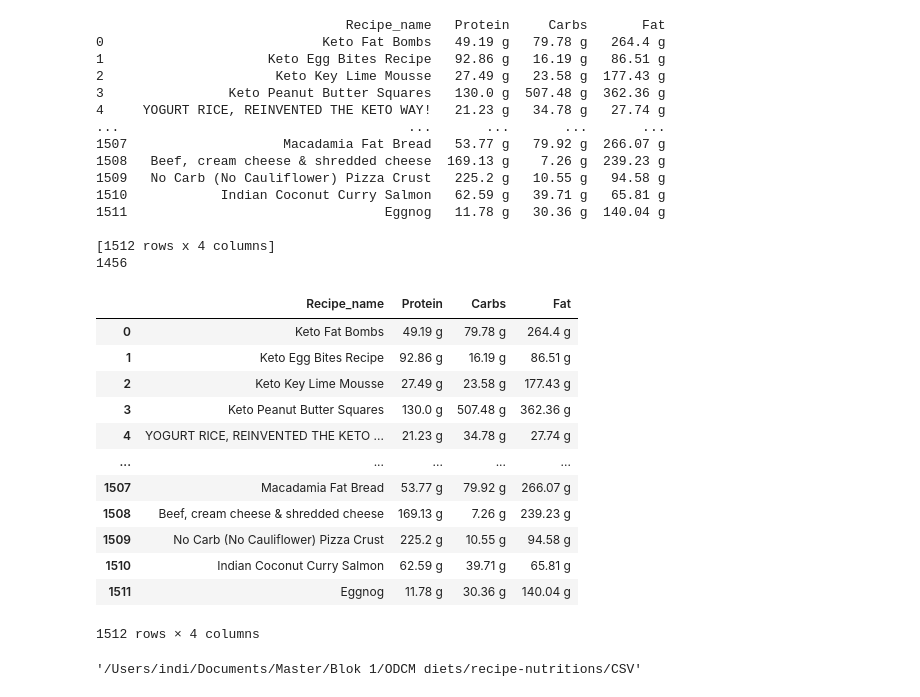
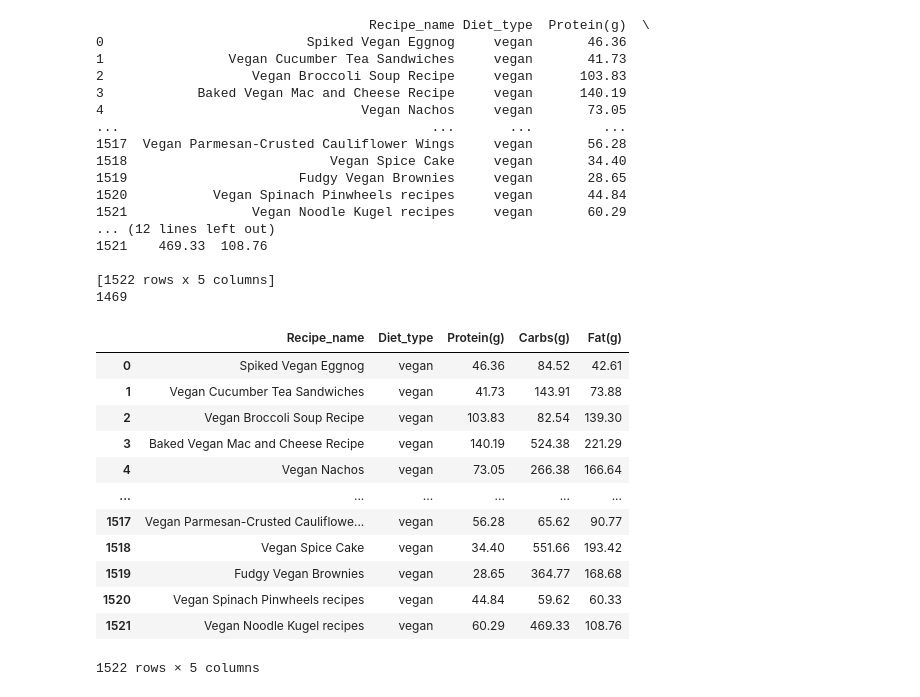
Before and after one commit to Mandanakhabbazi/receipe-nutritions, a Jupyter notebook: Recipe_Database_API.ipynb, the cells around one changed output. Drawn from its saved outputs; the diff is of its cells as text; code cells hidden in the pictures.

```diff
--- a/Recipe_Database_API.ipynb
+++ b/Recipe_Database_API.ipynb
@@ -81,23 +93,25 @@ print(len(df_list))
 # %%
-df = pd.DataFrame(df_list, columns = ['Recipe_name', 'Protein', 'Carbs', 'Fat'])
+df = pd.DataFrame(df_list, columns = ['Recipe_name', 'Diet_type', 'Protein(g)', 'Carbs(g)', 'Fat(g)'])
 
 print(df)
 print(len(df['Recipe_name'].unique()))
 # %% [output]
-                                Recipe_name   Protein     Carbs       Fat
-0                            Keto Fat Bombs   49.19 g   79.78 g   264.4 g
-1                     Keto Egg Bites Recipe   92.86 g   16.19 g   86.51 g
-2                      Keto Key Lime Mousse   27.49 g   23.58 g  177.43 g
-3                Keto Peanut Butter Squares   130.0 g  507.48 g  362.36 g
-4     YOGURT RICE, REINVENTED THE KETO WAY!   21.23 g   34.78 g   27.74 g
-...                                     ...       ...       ...       ...
-1507                    Macadamia Fat Bread   53.77 g   79.92 g  266.07 g
-1508   Beef, cream cheese & shredded cheese  169.13 g    7.26 g  239.23 g
-1509   No Carb (No Cauliflower) Pizza Crust   225.2 g   10.55 g   94.58 g
-1510            Indian Coconut Curry Salmon   62.59 g   39.71 g   65.81 g
-1511                                 Eggnog   11.78 g   30.36 g  140.04 g
+                                   Recipe_name Diet_type  Protein(g)  \
+0                          Spiked Vegan Eggnog     vegan       46.36
+1                Vegan Cucumber Tea Sandwiches     vegan       41.73
+2                   Vegan Broccoli Soup Recipe     vegan      103.83
+3            Baked Vegan Mac and Cheese Recipe     vegan      140.19
+4                                 Vegan Nachos     vegan       73.05
+...                                        ...       ...         ...
+1517  Vegan Parmesan-Crusted Cauliflower Wings     vegan       56.28
+1518                          Vegan Spice Cake     vegan       34.40
+1519                      Fudgy Vegan Brownies     vegan       28.65
+1520           Vegan Spinach Pinwheels recipes     vegan       44.84
+1521                Vegan Noodle Kugel recipes     vegan       60.29
+... (12 lines left out)
+1521    469.33  108.76
 
-[1512 rows x 4 columns]
-1456
+[1522 rows x 5 columns]
+1469
 # %%
 #Save into CSV
@@ -105,22 +119,17 @@ df.to_csv('Mediterranean.csv', index = False)
 # %%
 # Or read pandas
-pd.read_csv('Mediterranean.csv')
+pd.read_csv('Vegan.csv')
 # %% [output]
-|  | Recipe_name | Protein | Carbs | Fat |
-| 0 | Keto Fat Bombs | 49.19 g | 79.78 g | 264.4 g |
-| 1 | Keto Egg Bites Recipe | 92.86 g | 16.19 g | 86.51 g |
-| 2 | Keto Key Lime Mousse | 27.49 g | 23.58 g | 177.43 g |
-| 3 | Keto Peanut Butter Squares | 130.0 g | 507.48 g | 362.36 g |
-| 4 | YOGURT RICE, REINVENTED THE KETO ... | 21.23 g | 34.78 g | 27.74 g |
-| ... | ... | ... | ... | ... |
-| 1507 | Macadamia Fat Bread | 53.77 g | 79.92 g | 266.07 g |
-| 1508 | Beef, cream cheese & shredded cheese | 169.13 g | 7.26 g | 239.23 g |
-| 1509 | No Carb (No Cauliflower) Pizza Crust | 225.2 g | 10.55 g | 94.58 g |
-| 1510 | Indian Coconut Curry Salmon | 62.59 g | 39.71 g | 65.81 g |
-| 1511 | Eggnog | 11.78 g | 30.36 g | 140.04 g |
+|  | Recipe_name | Diet_type | Protein(g) | Carbs(g) | Fat(g) |
+| 0 | Spiked Vegan Eggnog | vegan | 46.36 | 84.52 | 42.61 |
+| 1 | Vegan Cucumber Tea Sandwiches | vegan | 41.73 | 143.91 | 73.88 |
+| 2 | Vegan Broccoli Soup Recipe | vegan | 103.83 | 82.54 | 139.30 |
+| 3 | Baked Vegan Mac and Cheese Recipe | vegan | 140.19 | 524.38 | 221.29 |
+| 4 | Vegan Nachos | vegan | 73.05 | 266.38 | 166.64 |
+| ... | ... | ... | ... | ... | ... |
+| 1517 | Vegan Parmesan-Crusted Cauliflowe... | vegan | 56.28 | 65.62 | 90.77 |
+| 1518 | Vegan Spice Cake | vegan | 34.40 | 551.66 | 193.42 |
+| 1519 | Fudgy Vegan Brownies | vegan | 28.65 | 364.77 | 168.68 |
+| 1520 | Vegan Spinach Pinwheels recipes | vegan | 44.84 | 59.62 | 60.33 |
+| 1521 | Vegan Noodle Kugel recipes | vegan | 60.29 | 469.33 | 108.76 |
-1512 rows × 4 columns
+1522 rows × 5 columns
-# %%
-# Directory of Keto CSV
-'/Users/indi/Documents/Master/Blok 1/ODCM diets/recipe-nutritions/CSV/Keto.csv'
-# %% [output]
-'/Users/indi/Documents/Master/Blok 1/ODCM diets/recipe-nutritions/CSV'
```
Also changed, not shown: parts of 12 cells of this notebook, 1 other file.
